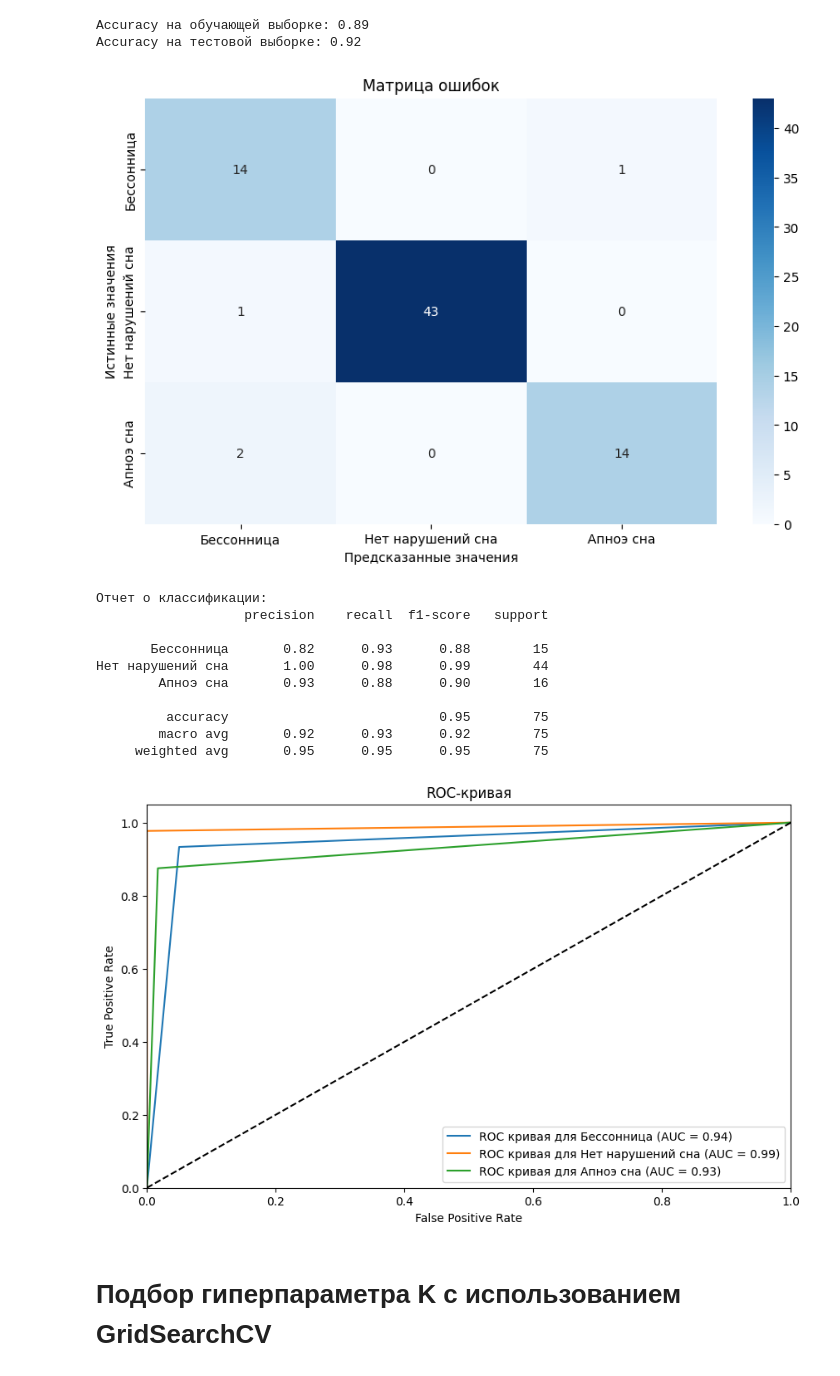
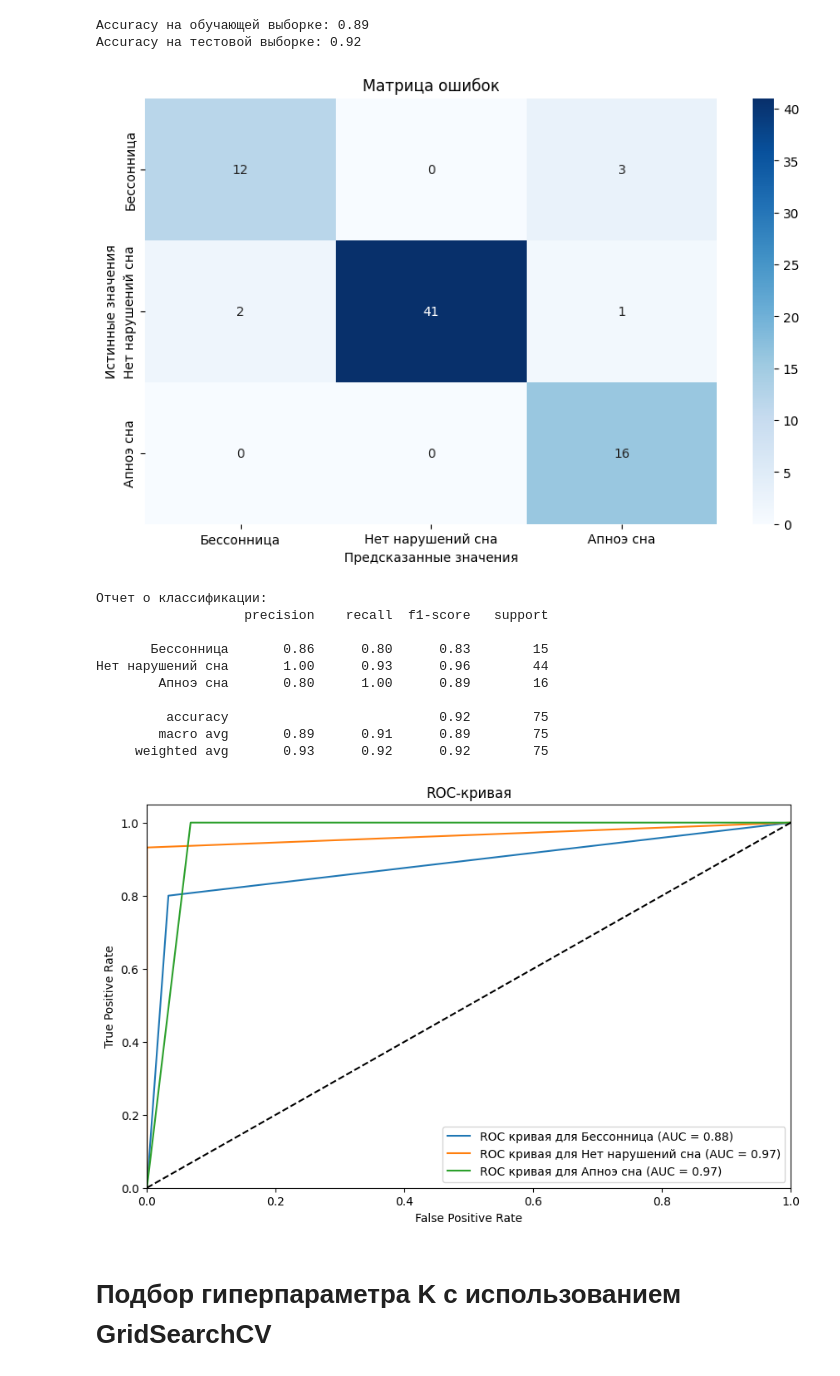
Before and after one commit to lans32/ML_study, a Jupyter notebook: KNN.ipynb, the cells around one changed output. Drawn from its saved outputs; the diff is of its cells as text; code cells hidden in the pictures.

```diff
--- a/KNN.ipynb
+++ b/KNN.ipynb
@@ -269,7 +272,7 @@ Accuracy на тестовой выборке: 0.92
 # %%
 # Построение матрицы ошибок
 plt.figure(figsize=(10, 6))
-confusion = confusion_matrix(y_test, y_pred)
+confusion = confusion_matrix(y_test, y_pred_test)
 class_names = ['Бессонница', 'Нет нарушений сна', 'Апноэ сна']
 sns.heatmap(confusion, annot=True, fmt='d', cmap='Blues',
             xticklabels=class_names,
@@ -280,43 +283,43 @@ plt.ylabel('Истинные значения')
 plt.show()
 
 # Отчет о классификации
 print("\nОтчет о классификации:")
-print(classification_report(y_test, y_pred,
+print(classification_report(y_test, y_pred_test,
                           target_names=['Бессонница', 'Нет нарушений сна', 'Апноэ сна']))
 
 # ROC-кривая и AUC
 plt.figure(figsize=(10, 6))
 y_test_bin = label_binarize(y_test, classes=np.unique(y_test))
-y_pred_bin = label_binarize(y_pred, classes=np.unique(y_pred))
+y_pred_bin = label_binarize(y_pred_test, classes=np.unique(y_pred_test))
 
 n_classes = y_test_bin.shape[1]
 class_names = ['Бессонница', 'Нет нарушений сна', 'Апноэ сна']
 for i in range(n_classes):
     fpr, tpr, _ = roc_curve(y_test_bin[:, i], y_pred_bin[:, i])
     roc_auc = auc(fpr, tpr)
     plt.plot(fpr, tpr, label=f'ROC кривая для {class_names[i]} (AUC = {roc_auc:.2f})')
 
 plt.plot([0, 1], [0, 1], 'k--')
 plt.xlim([0.0, 1.0])
 plt.ylim([0.0, 1.05])
 plt.xlabel('False Positive Rate')
 plt.ylabel('True Positive Rate')
 plt.title('ROC-кривая')
 plt.legend(loc="lower right")
 plt.show()
 # %% [output]
-[figure, old version]
+[figure, new version]
 Отчет о классификации:
                    precision    recall  f1-score   support
 
-       Бессонница       0.82      0.93      0.88        15
-Нет нарушений сна       1.00      0.98      0.99        44
-        Апноэ сна       0.93      0.88      0.90        16
+       Бессонница       0.86      0.80      0.83        15
+Нет нарушений сна       1.00      0.93      0.96        44
+        Апноэ сна       0.80      1.00      0.89        16
 
-         accuracy                           0.95        75
-        macro avg       0.92      0.93      0.92        75
-     weighted avg       0.95      0.95      0.95        75
+         accuracy                           0.92        75
+        macro avg       0.89      0.91      0.89        75
+     weighted avg       0.93      0.92      0.92        75
-[figure, old version]
+[figure, new version]
 # %% [markdown]
 # Подбор гиперпараметра K с использованием GridSearchCV
 # %%
```
Also changed, not shown: parts of 4 cells of this notebook, 3 other files.
